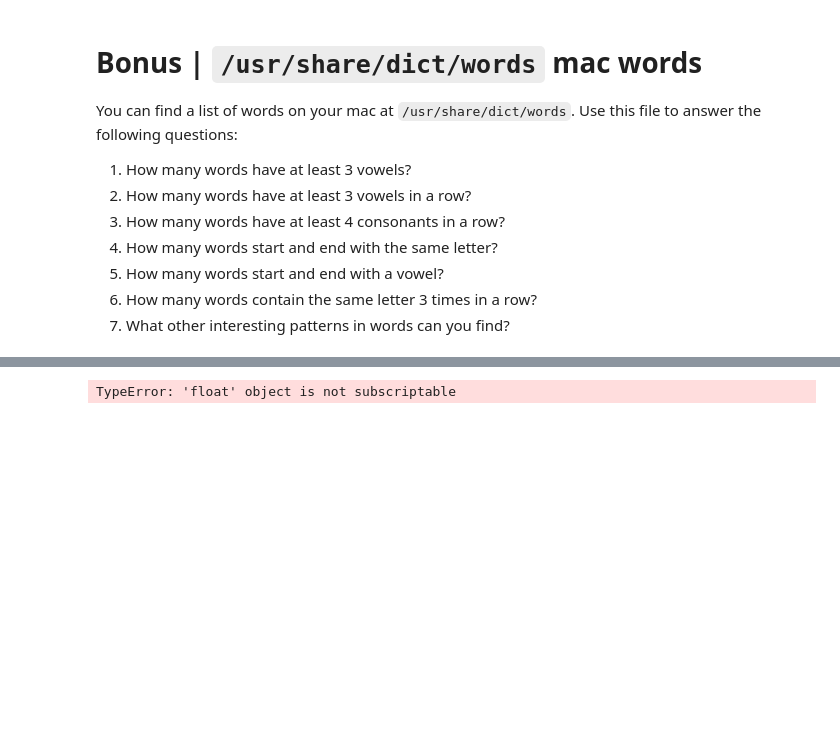
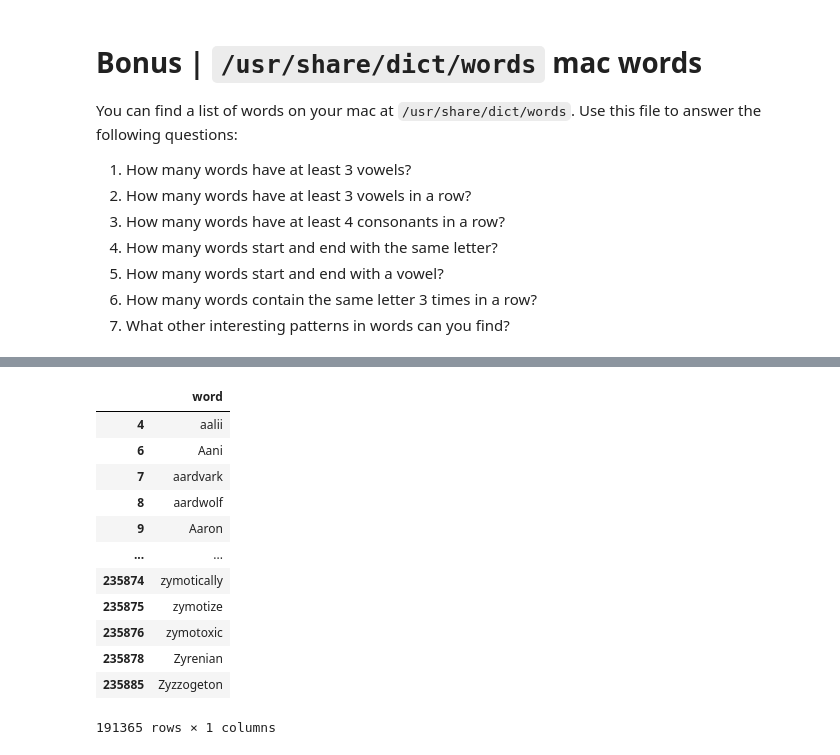
Before and after one commit to stephanie-jones78/nlp_exercises, a Jupyter notebook: 01b_regex-exercise.ipynb, the cells around one changed output, grey strips where cells are left out. Saved outputs shown, nothing was run; the diff lists cells and outputs as text; code cells hidden in the pictures; blank space fills up the shorter version.

```diff
--- a/01b_regex-exercise.ipynb
+++ b/01b_regex-exercise.ipynb
@@ -417,4 +490,4 @@ You can find a list of words on your mac at `/usr/share/dict/words`. Use this fi
 7. What other interesting patterns in words can you find?
 # %%
 bonus = pd.read_csv('/usr/share/dict/words', header = None)
-bonus
+bonus.columns = ['word']
@@ -435,10 +503,20 @@ bonus
 # %%
-def starts_w_z(string):
-
-    return string[0] == 'z'
+three_or_more_vowels = bonus.word.str.count(r"[aeiouAEIOU]") >= 3
 # %%
-bonus['z_start'] = bonus[0].apply(starts_w_z)
-bonus
+# How many words have at least 3 vowels
+bonus[three_or_more_vowels]
 # %% [output]
+|  | word |
+| 4 | aalii |
+| 6 | Aani |
+| 7 | aardvark |
+| 8 | aardwolf |
+| 9 | Aaron |
+| ... | ... |
+| 235874 | zymotically |
+| 235875 | zymotize |
+| 235876 | zymotoxic |
+| 235878 | Zyrenian |
+| 235885 | Zyzzogeton |
-TypeError: 'float' object is not subscriptable
+191365 rows × 1 columns
 # %%
```
Also changed, not shown: parts of 31 cells of this notebook.
